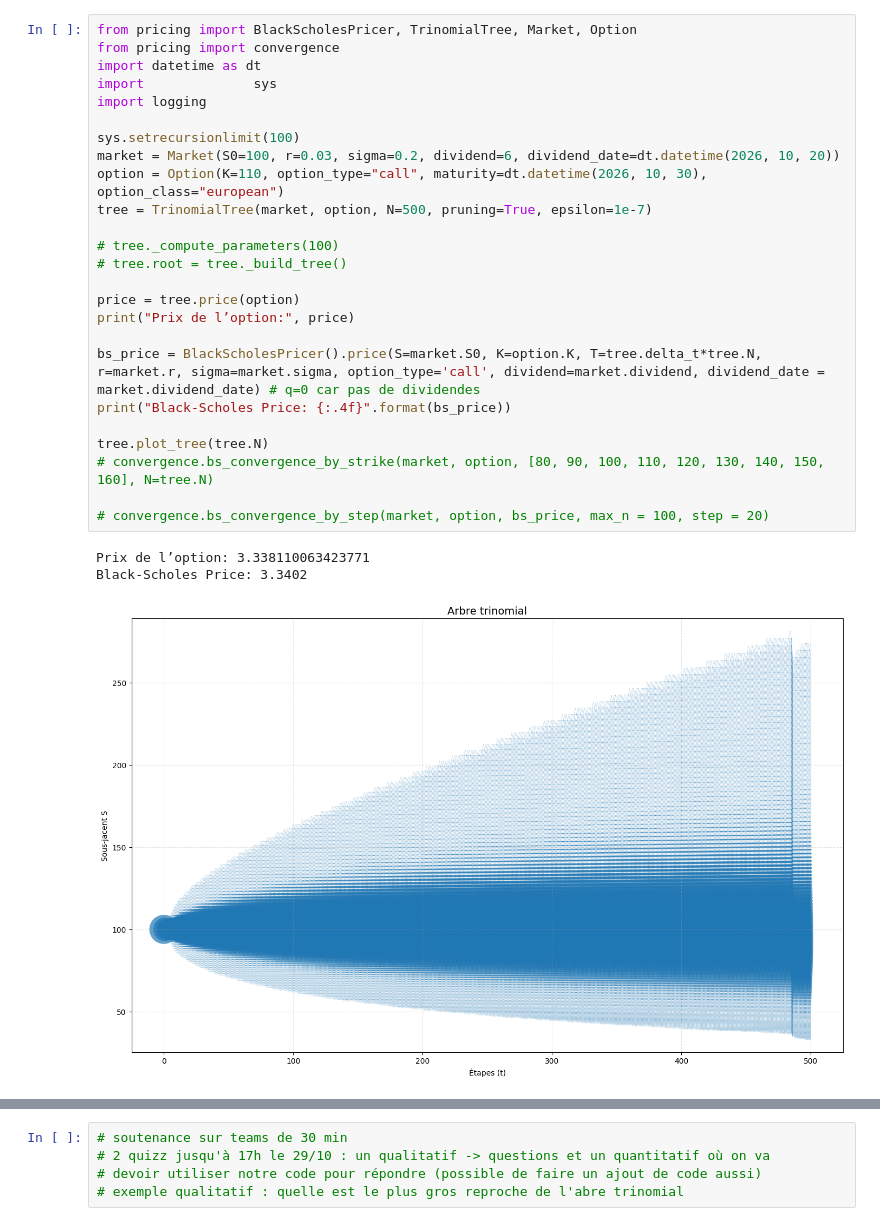
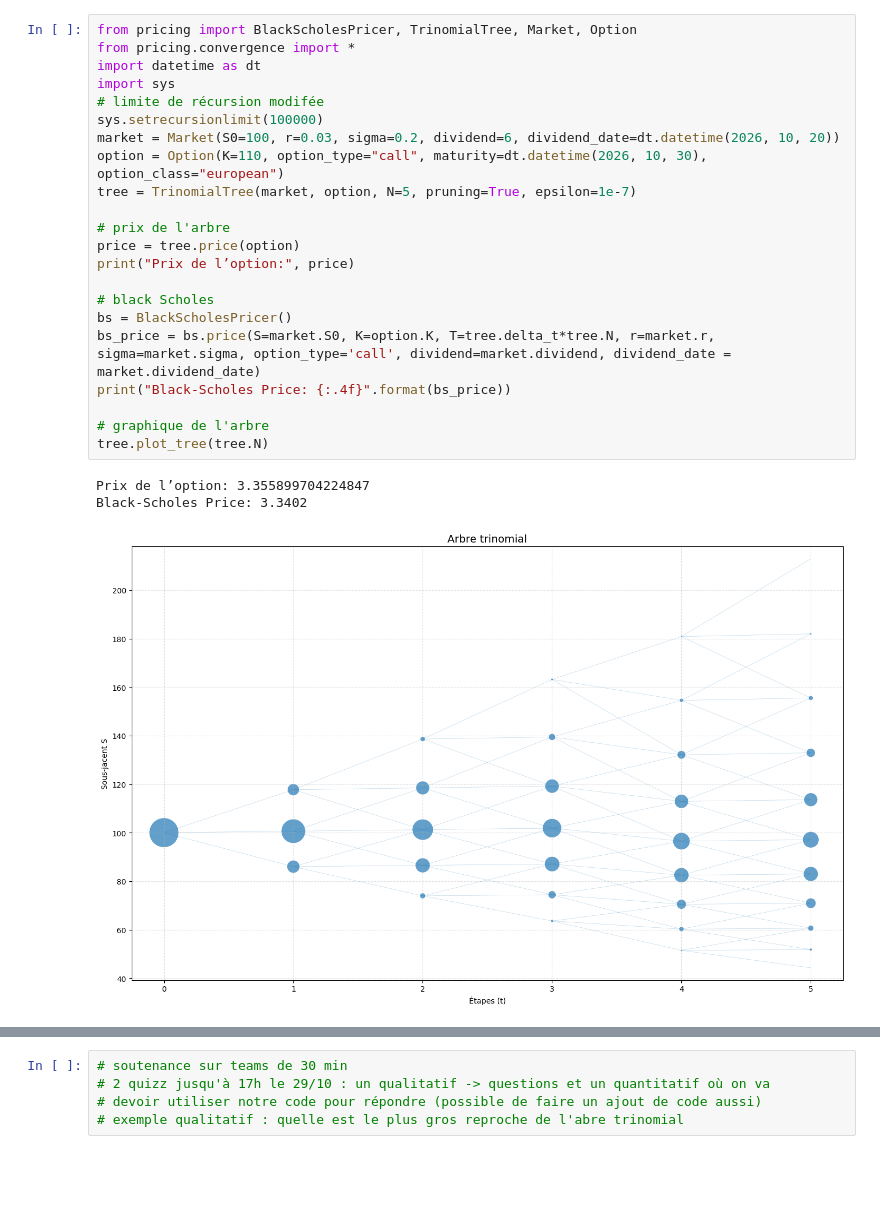
Before and after one commit to yvesmarix/TRINOMIAL-TREE-PRICING, a Jupyter notebook: src/pricing/dev_file.ipynb, the cells around one changed output, grey strips where cells are left out. Cells and saved outputs as stored; diff of their text form; blank space fills up the shorter version.

Commit message:
graphique convergence +. gecques

```diff
--- a/src/pricing/dev_file.ipynb
+++ b/src/pricing/dev_file.ipynb
@@ -24,29 +1,26 @@ Successfully installed black-25.9.0 click-8.3.0 mypy-extensions-1.1.0 pathspec-0
 # %%
 from pricing import BlackScholesPricer, TrinomialTree, Market, Option
-from pricing import convergence
+from pricing.convergence import *
 import datetime as dt
-import              sys
-import logging
-
-sys.setrecursionlimit(100)
+import sys
+# limite de récursion modifée
+sys.setrecursionlimit(100000)
 market = Market(S0=100, r=0.03, sigma=0.2, dividend=6, dividend_date=dt.datetime(2026, 10, 20))
 option = Option(K=110, option_type="call", maturity=dt.datetime(2026, 10, 30), option_class="european")
-tree = TrinomialTree(market, option, N=500, pruning=True, epsilon=1e-7)
+tree = TrinomialTree(market, option, N=5, pruning=True, epsilon=1e-7)
 
-# tree._compute_parameters(100)
-# tree.root = tree._build_tree()
-
+# prix de l'arbre
 price = tree.price(option)
 print("Prix de l’option:", price)
 
-bs_price = BlackScholesPricer().price(S=market.S0, K=option.K, T=tree.delta_t*tree.N, r=market.r, sigma=market.sigma, option_type='call', dividend=market.dividend, dividend_date = market.dividend_date) # q=0 car pas de dividendes
+# black Scholes
+bs = BlackScholesPricer()
+bs_price = bs.price(S=market.S0, K=option.K, T=tree.delta_t*tree.N, r=market.r, sigma=market.sigma, option_type='call', dividend=market.dividend, dividend_date = market.dividend_date)
 print("Black-Scholes Price: {:.4f}".format(bs_price))
 
+# graphique de l'arbre
 tree.plot_tree(tree.N)
-# convergence.bs_convergence_by_strike(market, option, [80, 90, 100, 110, 120, 130, 140, 150, 160], N=tree.N)
-
-# convergence.bs_convergence_by_step(market, option, bs_price, max_n = 100, step = 20)
 # %% [output]
-Prix de l’option: 3.338110063423771
+Prix de l’option: 3.355899704224847
 Black-Scholes Price: 3.3402
-[figure, old version]
+[figure, new version]
```
Also changed, not shown: parts of 14 cells of this notebook, 4 other files.
